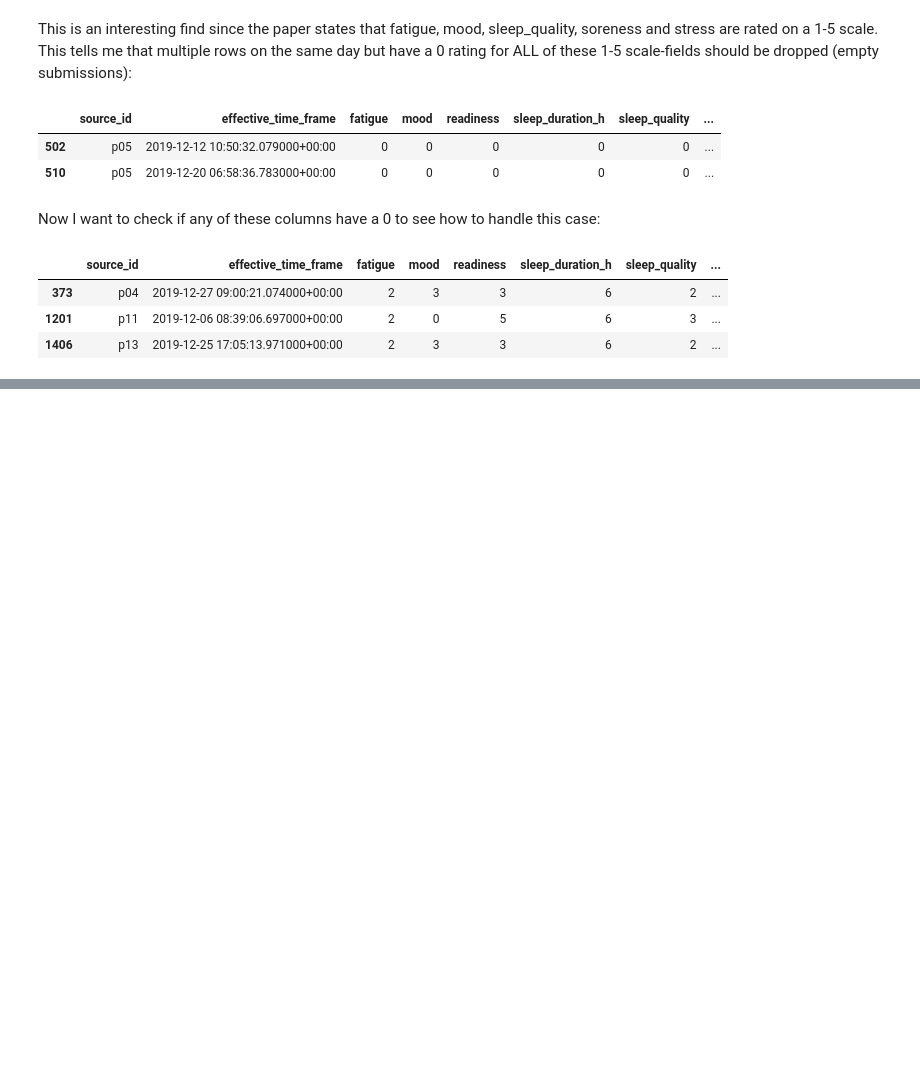
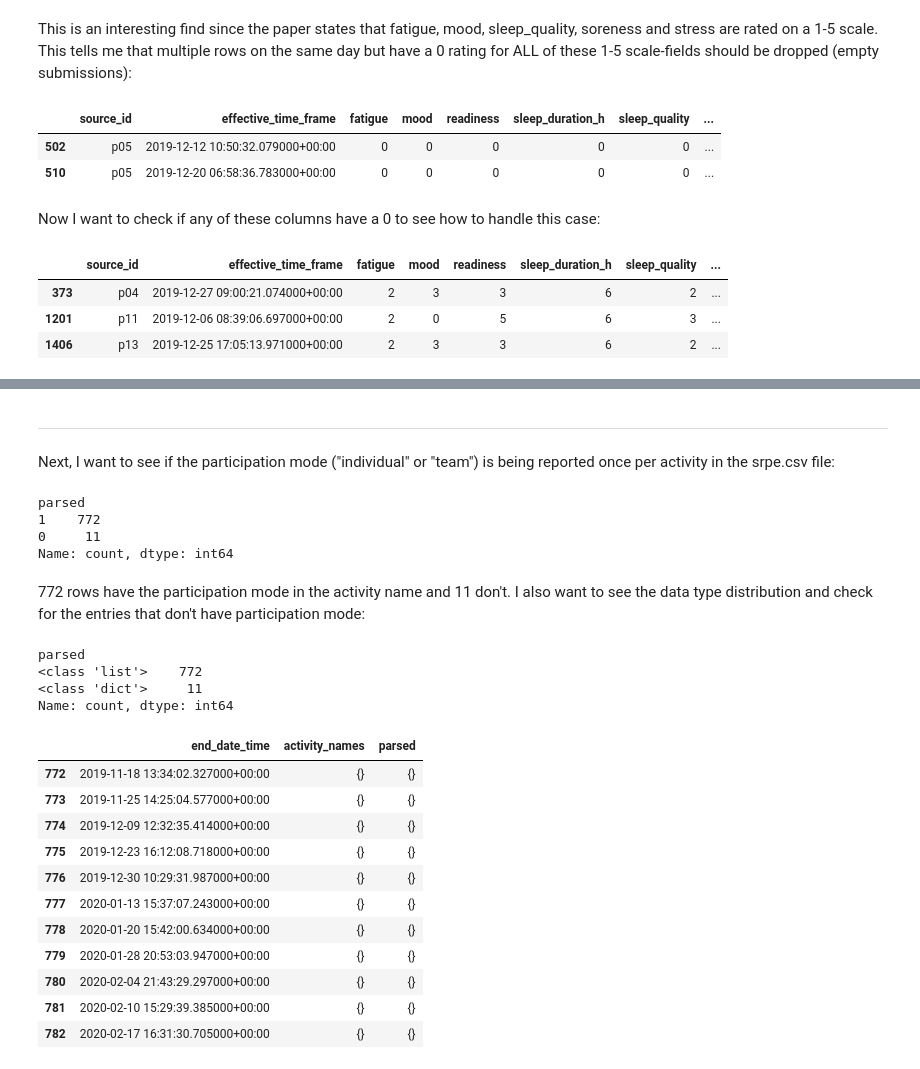
Before and after one commit to vish-mandalika/sql-pipeline-athletic-performance, a Jupyter notebook: etl.ipynb, the cells around one changed output, grey strips where cells are left out. Saved outputs shown, nothing was run; the diff lists cells and outputs as text; code cells hidden in the pictures; blank space fills up the shorter version.

```diff
--- a/etl.ipynb
+++ b/etl.ipynb
@@ -301,0 +296,36 @@ srpe["activity_names"].eq("{}").sum()
+# %% [markdown]
+---
+# %% [markdown]
+Next, I want to see if the participation mode ("individual" or "team") is being reported once per activity in the srpe.csv file:
+# %%
+srpe["parsed"] = srpe["activity_names"].apply(ast.literal_eval)
+srpe["parsed"].apply(lambda l: len([x for x in l if x in {"individual","team"}])).value_counts()
+# %% [output]
+parsed
+1    772
+0     11
+Name: count, dtype: int64
+# %% [markdown]
+772 rows have the participation mode in the activity name and 11 don't. I also want to see the data type distribution and check for the entries that don't have participation mode:
+# %%
+srpe["parsed"].apply(type).value_counts()
+# %% [output]
+parsed
+<class 'list'>    772
+<class 'dict'>     11
+Name: count, dtype: int64
+# %%
+srpe[srpe["parsed"].apply(type) == dict][["end_date_time", "activity_names", "parsed"]]
+# %% [output]
+|  | end_date_time | activity_names | parsed |
+| 772 | 2019-11-18 13:34:02.327000+00:00 | {} | {} |
+| 773 | 2019-11-25 14:25:04.577000+00:00 | {} | {} |
+| 774 | 2019-12-09 12:32:35.414000+00:00 | {} | {} |
+| 775 | 2019-12-23 16:12:08.718000+00:00 | {} | {} |
+| 776 | 2019-12-30 10:29:31.987000+00:00 | {} | {} |
+| 777 | 2020-01-13 15:37:07.243000+00:00 | {} | {} |
+| 778 | 2020-01-20 15:42:00.634000+00:00 | {} | {} |
+| 779 | 2020-01-28 20:53:03.947000+00:00 | {} | {} |
+| 780 | 2020-02-04 21:43:29.297000+00:00 | {} | {} |
+| 781 | 2020-02-10 15:29:39.385000+00:00 | {} | {} |
+| 782 | 2020-02-17 16:31:30.705000+00:00 | {} | {} |
```
Also changed, not shown: parts of 6 cells of this notebook.
